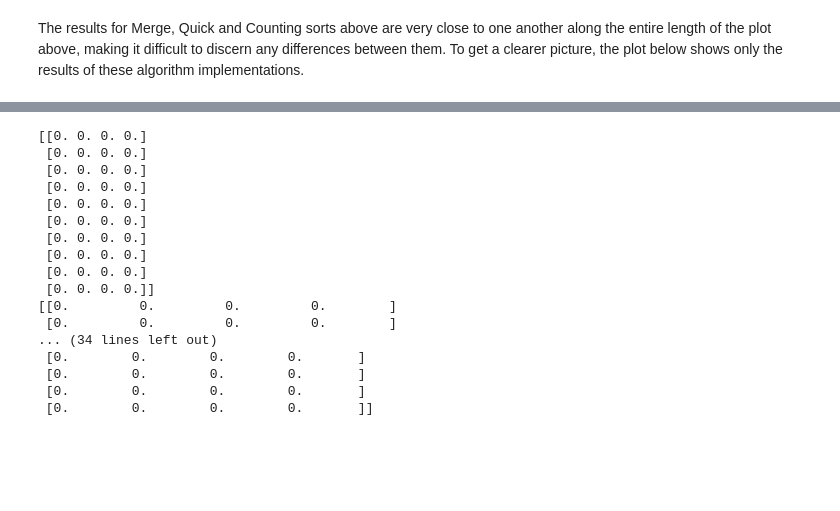
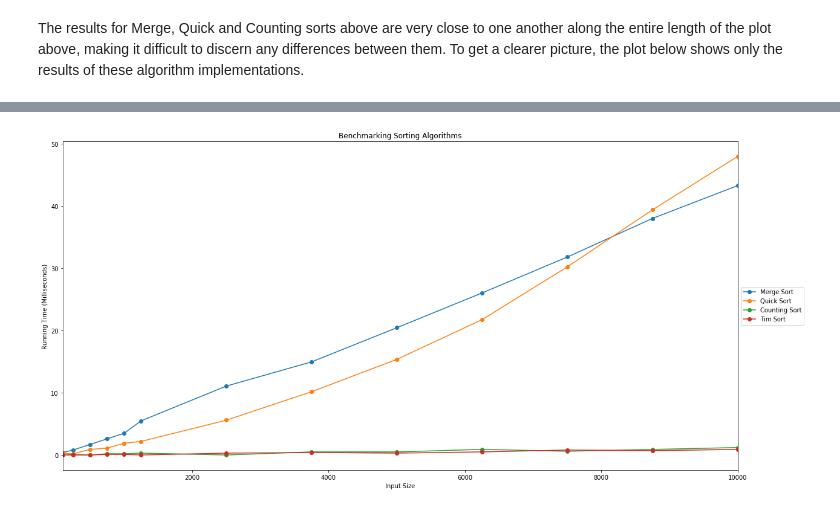
Before and after one commit to jennifer-ryan/benchmarking-sorting-algorithms, a Jupyter notebook: Benchmarking Sorting Algorithms.ipynb, the cells around one changed output, grey strips where cells are left out. Cells and saved outputs as stored; diff of their text form; code cells hidden in the pictures; blank space fills up the shorter version.

Commit message:
Added python default sorted function for comparison

```diff
--- a/Benchmarking Sorting Algorithms.ipynb
+++ b/Benchmarking Sorting Algorithms.ipynb
@@ -261,2 +314,6 @@ Similarly, it might be interesting to get a closer look at the differences betwe
-# %%
-n_size = [5, 10, 15, 20]
+# %%
+# Tim sort averages
+
+tim_result = average_time(sorted)
+
+all_averages.append(tim_result)
@@ -262,0 +336,6 @@ n_size = [5, 10, 15, 20]
+# %%
+
+algorithms = ['Insertion Sort', 'Selection Sort', 'Merge Sort', 'Quick Sort', 'Counting Sort', 'Tim Sort']
+
+df2 = pd.DataFrame(all_averages, columns=n_size, index=algorithms)
+df2.round(3)
@@ -263,4 +350,15 @@ n_size = [5, 10, 15, 20]
+# %%
+# Left out Insertion and Selection as can't see the differences between the others
+plot = df2.iloc[2:6].T.plot(title="Benchmarking Sorting Algorithms", figsize=(20, 10), style='-o')
+plot.set(xlabel="Input Size", ylabel="Running Time (Milliseconds)")
+plt.legend(loc='center left', bbox_to_anchor=(1, 0.5))
+#plt.xticks(n_size)
+plt.show()
+# %% [output]
+[figure, added]
 # %%
+n_size = [5, 10, 15, 20, 25, 30, 35, 40, 45, 50]
+
 all_algorithms = [insertion_sort, selection_sort, merge_sort, quick_sort, counting_sort]
 
 all_averages = []
@@ -268,24 +366,6 @@ all_averages = []
 for a in all_algorithms:
     result = average_time(a)
     all_averages.append(result)
-# %% [output]
-[[0. 0. 0. 0.]
- [0. 0. 0. 0.]
- [0. 0. 0. 0.]
- [0. 0. 0. 0.]
- [0. 0. 0. 0.]
- [0. 0. 0. 0.]
- [0. 0. 0. 0.]
- [0. 0. 0. 0.]
- [0. 0. 0. 0.]
- [0. 0. 0. 0.]]
-[[0.         0.         0.         0.        ]
- [0.         0.         0.         0.        ]
-... (34 lines left out)
- [0.        0.        0.        0.       ]
- [0.        0.        0.        0.       ]
- [0.        0.        0.        0.       ]
- [0.        0.        0.        0.       ]]
 # %%
 algorithms = ['Insertion Sort', 'Selection Sort', 'Merge Sort', 'Quick Sort', 'Counting Sort']
 
```
Also changed, not shown: parts of 19 cells of this notebook.
